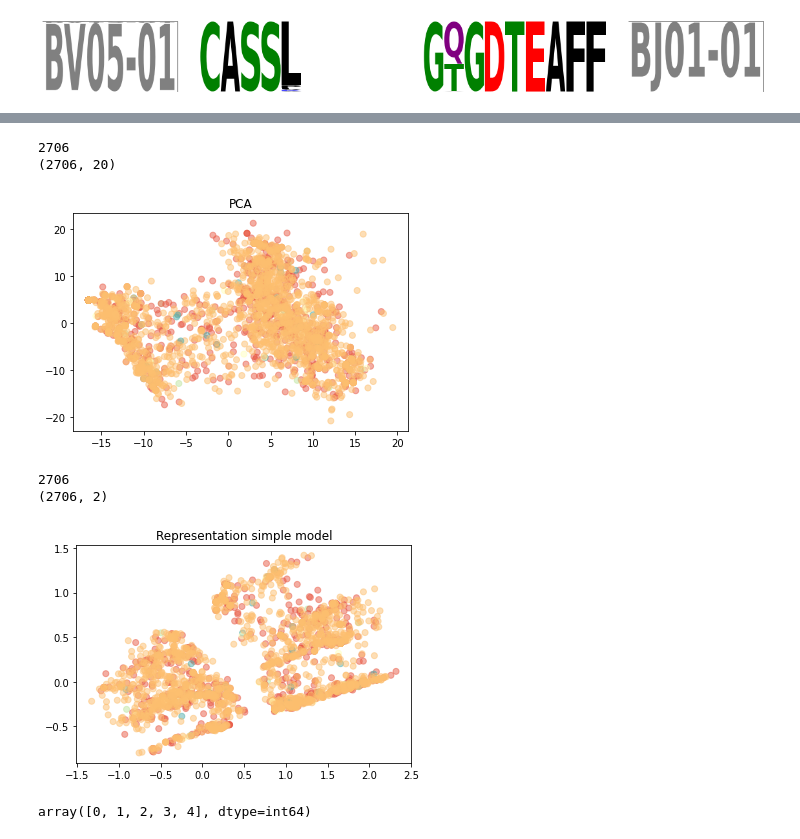
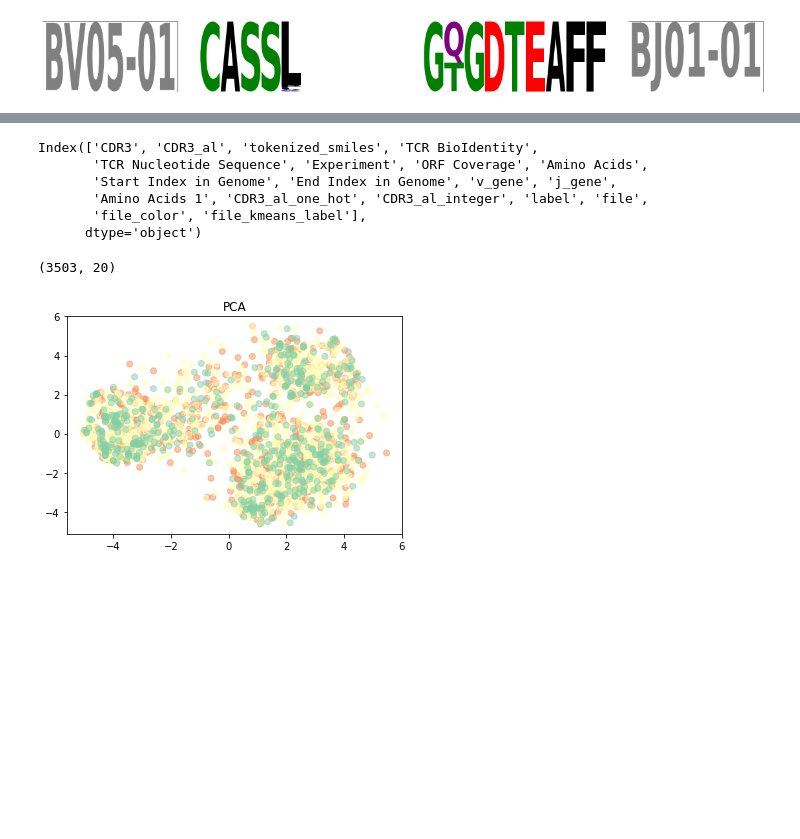
Before and after one commit to yanismiraoui/M4R-Project-Notebooks, a Jupyter notebook: comparison_tcrdist.ipynb, the cells around one changed output, grey strips where cells are left out. Cells and saved outputs as stored; diff of their text form; code cells hidden in the pictures; blank space fills up the shorter version.

```diff
--- a/comparison_tcrdist.ipynb
+++ b/comparison_tcrdist.ipynb
@@ -170,5 +250,5 @@ array([<AxesSubplot:>, <AxesSubplot:>, <AxesSubplot:>], dtype=object)
 # %%
-groups_index = list(sample.index) + list(sample2.index)
+groups_index = list(sample.index) + list(sample2.index) + list(sample3.index)
 X_test = X_train.copy()
 for i in range(len(X_test)):
     X_test[i] = X_test[i][groups_index]
@@ -178,2 +263,3 @@ print(X_test[0].shape)
 # %%
-df = pd.concat([sample, sample2])
+df = pd.concat([sample, sample2, sample3])
+len(df)
@@ -179,0 +268,3 @@ df = pd.concat([sample, sample2])
+# %%
+df.reset_index(inplace=True, drop=True)
+df
@@ -179,0 +287,23 @@ df = pd.concat([sample, sample2])
+# %%
+params = {
+            "latent_dim": 20,
+            "dense_nodes": 75,
+            "aa_embedding_dim": 21,
+            "v_gene_embedding_dim": 54,
+            "j_gene_embedding_dim": 13,
+            "beta": 0.75,
+            "max_cdr3_len": 20,
+            "n_aas": 21,
+            "n_v_genes": 54,
+            "n_j_genes": 13,
+            "stopping_monitor": "val_loss",
+            "batch_size": 100,
+            "pretrains": 2,
+            "warmup_period": 3,
+            "epochs": 4,
+            "patience": 20,
+            "n_inputs" : 20,
+            "v_inputs" : 54,
+            "j_inputs" : 13
+        }
+model, encoder, decoder = train_model_complex(df, X_test, params=params)
@@ -182,23 +331,30 @@ X_test_encode = encoder.predict(X_test)
 pca = PCA(n_components=2)
 principalComponents = pca.fit_transform(X_test_encode)
 plot_X_test = principalComponents
+# %%
+df.columns
+# %% [output]
+Index(['CDR3', 'CDR3_al', 'tokenized_smiles', 'TCR BioIdentity',
+       'TCR Nucleotide Sequence', 'Experiment', 'ORF Coverage', 'Amino Acids',
+       'Start Index in Genome', 'End Index in Genome', 'v_gene', 'j_gene',
+       'Amino Acids 1', 'CDR3_al_one_hot', 'CDR3_al_integer', 'label', 'file',
+       'file_color', 'file_kmeans_label'],
+      dtype='object')
 # %%
-label = "label"
+label = "file"
 labels = []
 labels_encoder = LabelEncoder()
 labels_encoder = labels_encoder.fit(df[label].unique())
 for k in tqdm(df.index):
     labels.append(labels_encoder.transform([df.loc[k,label]]))
 labels = [int(y) for y in labels]
 df[label] = labels
 rgb_values = sns.color_palette("Spectral", df[label].nunique())
 df[str(label+"_color")] = df[label].apply(lambda x: rgb_values[x])
-print(len(X_test_encode))
 print(X_test_encode.shape)
-plt.scatter(plot_X_test[:,0], plot_X_test[:,1], color=df["label_color"], alpha=0.5)
+plt.scatter(plot_X_test[:,0], plot_X_test[:,1], color=df[str(label+"_color")], alpha=0.5)
 plt.title("PCA")
 plt.show()
 # %% [output]
-2706
-(2706, 20)
+(3503, 20)
-[figure, old version]
+[figure, new version]
@@ -208,24 +360,0 @@ plot_X_test = X_test_encode
-# %%
-label = "label"
-labels = []
-labels_encoder = LabelEncoder()
-labels_encoder = labels_encoder.fit(df[label].unique())
-for k in tqdm(df.index):
-    labels.append(labels_encoder.transform([df.loc[k,label]]))
-labels = [int(y) for y in labels]
-df[label] = labels
-rgb_values = sns.color_palette("Spectral", df[label].nunique())
-df[str(label+"_color")] = df[label].apply(lambda x: rgb_values[x])
-print(len(X_test_encode))
-print(X_test_encode.shape)
-plt.scatter(plot_X_test[:,0], plot_X_test[:,1], color=df["label_color"], alpha=0.5)
-plt.title("Representation simple model")
-plt.show()
-# %% [output]
-2706
-(2706, 2)
-[figure, removed]
-# %%
-labels_encoder.classes_
-# %% [output]
-array([0, 1, 2, 3, 4], dtype=int64)
```
Also changed, not shown: parts of 30 cells of this notebook, 10 other files.
